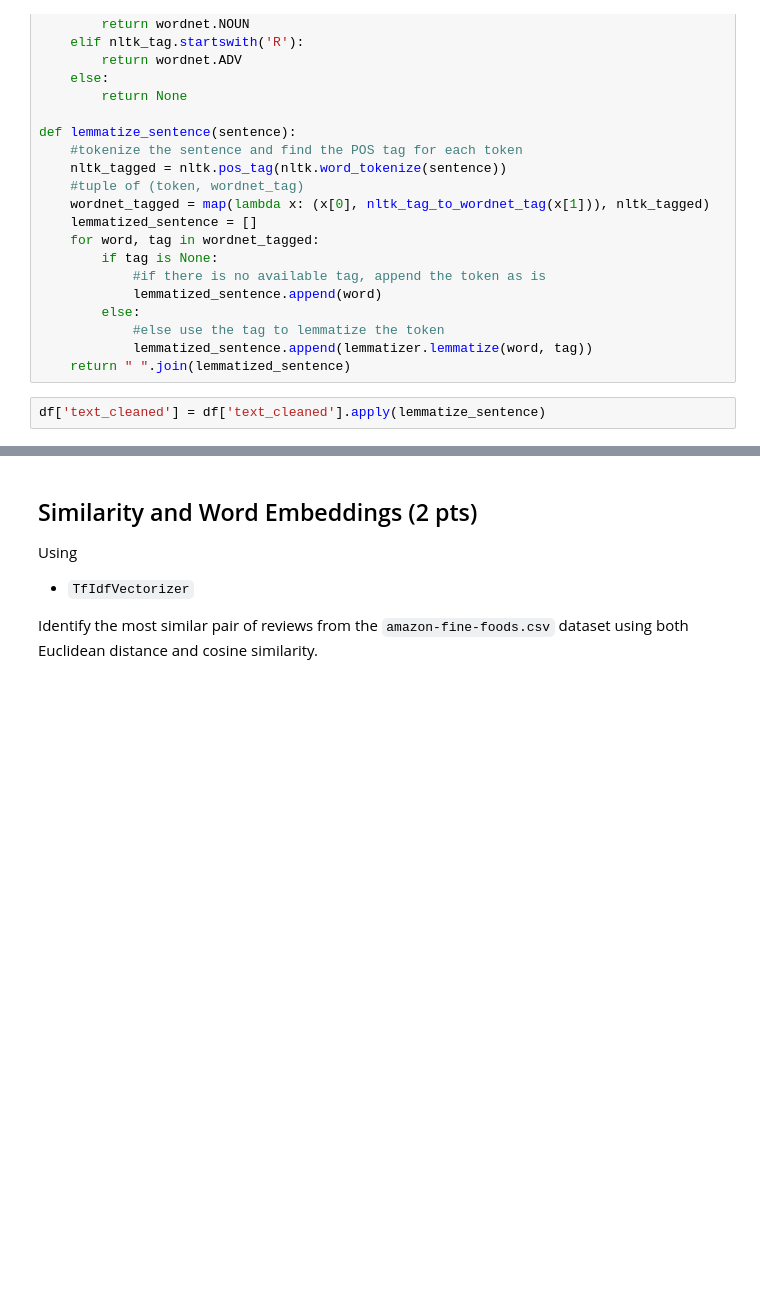
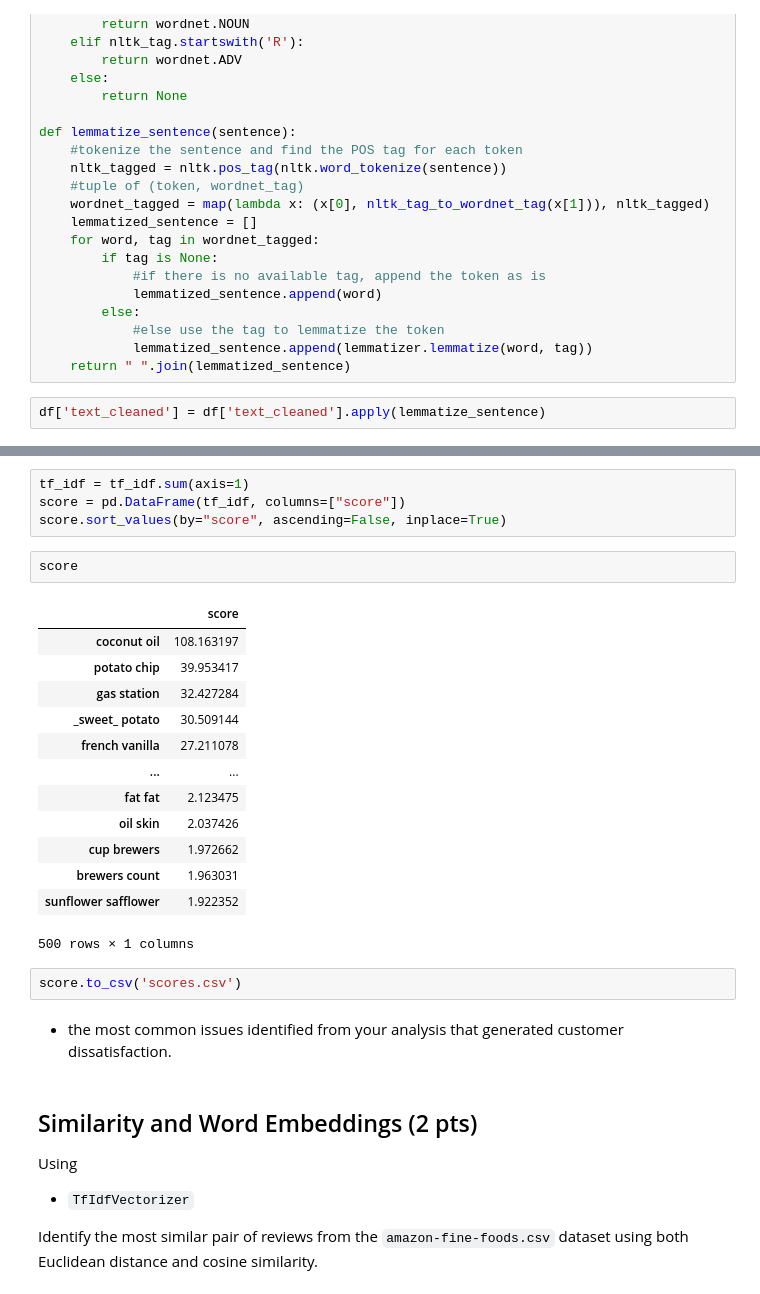
Before and after one commit to Ultrablocker/dso-560-nlp-text-analytics, a Jupyter notebook: week3/Zhu_xu_1315153873_Shaoxuan_chew_4799710096_HW3.ipynb, the cells around one changed output, grey strips where cells are left out. Cells and saved outputs as stored; diff of their text form; blank space fills up the shorter version.

```diff
--- a/week3/Zhu_xu_1315153873_Shaoxuan_chew_4799710096_HW3.ipynb
+++ b/week3/Zhu_xu_1315153873_Shaoxuan_chew_4799710096_HW3.ipynb
@@ -147,3 +260,27 @@ df['text_cleaned'] = df['text_cleaned'].apply(lemmatize_sentence)
+# %%
+tf_idf = tf_idf.sum(axis=1)
+score = pd.DataFrame(tf_idf, columns=["score"])
+score.sort_values(by="score", ascending=False, inplace=True)
+# %%
+score
+# %% [output]
+|  | score |
+| coconut oil | 108.163197 |
+| potato chip | 39.953417 |
+| gas station | 32.427284 |
+| _sweet_ potato | 30.509144 |
+| french vanilla | 27.211078 |
+| ... | ... |
+| fat fat | 2.123475 |
+| oil skin | 2.037426 |
+| cup brewers | 1.972662 |
+| brewers count | 1.963031 |
+| sunflower safflower | 1.922352 |
+500 rows × 1 columns
+# %%
+score.to_csv('scores.csv')
+# %% [markdown]
+* the most common issues identified from your analysis that generated customer dissatisfaction.
 # %% [markdown]
 ## Similarity and Word Embeddings (2 pts)
 
```
Also changed, not shown: parts of 15 cells of this notebook, 1 other file.
